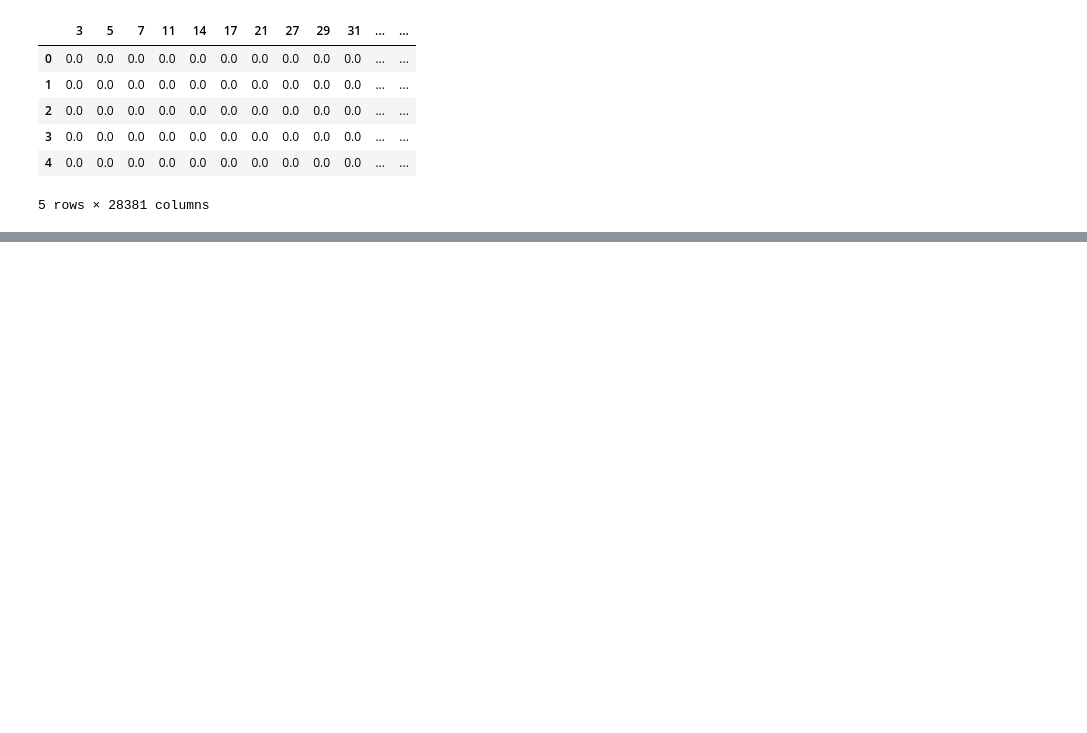
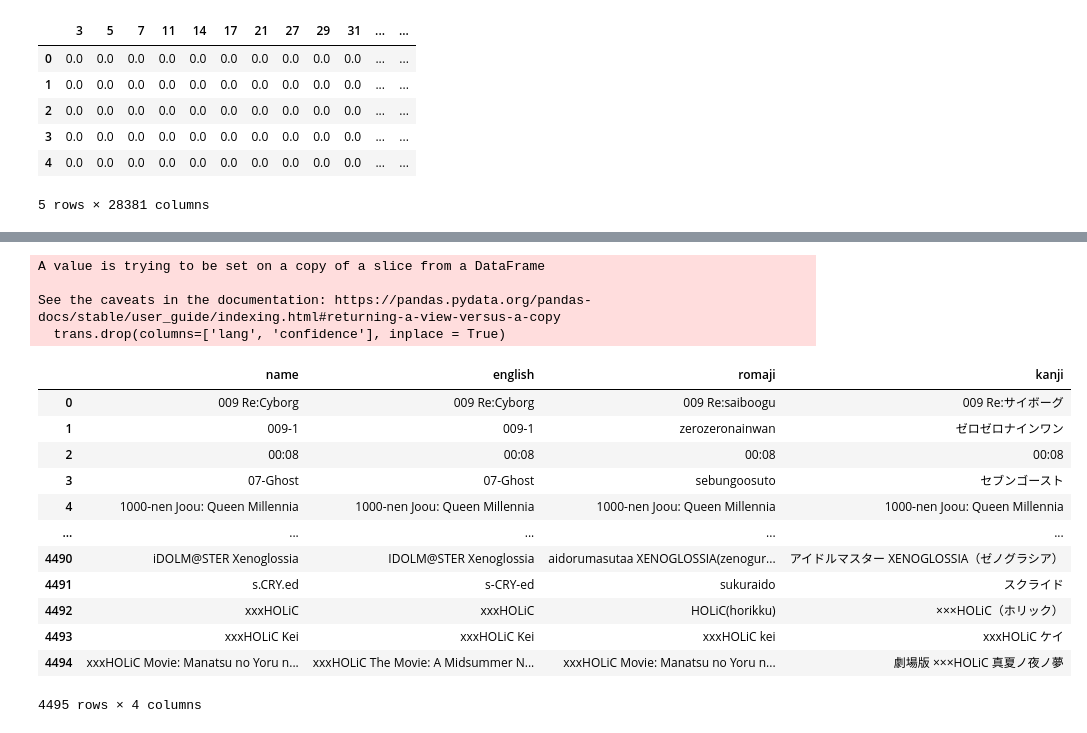
Before and after one commit to mika-okamoto/anime_recommender, a Jupyter notebook: data_exploration.ipynb, the cells around one changed output, grey strips where cells are left out. Cells and saved outputs as stored; diff of their text form; code cells hidden in the pictures; blank space fills up the shorter version.

```diff
--- a/data_exploration.ipynb
+++ b/data_exploration.ipynb
@@ -322,0 +635,4 @@ anime.head()
+# %%
+trans = merge[['Title', 'English', 'Romaji', '漢字']]
+trans.rename(columns={'Title': 'name', 'English': 'english', 'Romaji': 'japanese', '漢字': 'kanji'}, inplace=True)
+trans.head()
@@ -322,0 +650,5 @@ anime.head()
+# %%
+trans['translation'] = trans.name.map(lambda a : translator.detect(a))
+trans['lang'] = trans.translation.map(lambda a : a.lang)
+trans['confidence'] = trans.translation.map(lambda a : a.confidence)
+trans.drop(columns=['translation'], inplace = True)
@@ -322,0 +676,2 @@ anime.head()
+# %%
+trans['romaji'] = trans.apply(lambda row : row['name'] if (row['lang'] == 'ja' and row['confidence'] >= 0.35) else row['romaji'], axis=1)
@@ -322,0 +684,23 @@ anime.head()
+# %%
+trans.drop(columns=['lang', 'confidence'], inplace = True)
+# %% [output]
+A value is trying to be set on a copy of a slice from a DataFrame
+
+See the caveats in the documentation: https://pandas.pydata.org/pandas-docs/stable/user_guide/indexing.html#returning-a-view-versus-a-copy
+  trans.drop(columns=['lang', 'confidence'], inplace = True)
+# %%
+trans
+# %% [output]
+|  | name | english | romaji | kanji |
+| 0 | 009 Re:Cyborg | 009 Re:Cyborg | 009 Re:saiboogu | 009 Re:サイボーグ |
+| 1 | 009-1 | 009-1 | zerozeronainwan | ゼロゼロナインワン |
+| 2 | 00:08 | 00:08 | 00:08 | 00:08 |
+| 3 | 07-Ghost | 07-Ghost | sebungoosuto | セブンゴースト |
+| 4 | 1000-nen Joou: Queen Millennia | 1000-nen Joou: Queen Millennia | 1000-nen Joou: Queen Millennia | 1000-nen Joou: Queen Millennia |
+| ... | ... | ... | ... | ... |
+| 4490 | iDOLM@STER Xenoglossia | IDOLM@STER Xenoglossia | aidorumasutaa XENOGLOSSIA(zenogur... | アイドルマスター XENOGLOSSIA（ゼノグラシア） |
+| 4491 | s.CRY.ed | s-CRY-ed | sukuraido | スクライド |
+| 4492 | xxxHOLiC | xxxHOLiC | HOLiC(horikku) | ×××HOLiC（ホリック） |
+| 4493 | xxxHOLiC Kei | xxxHOLiC Kei | xxxHOLiC kei | xxxHOLiC ケイ |
+| 4494 | xxxHOLiC Movie: Manatsu no Yoru n... | xxxHOLiC The Movie: A Midsummer N... | xxxHOLiC Movie: Manatsu no Yoru n... | 劇場版 ×××HOLiC 真夏ノ夜ノ夢 |
+4495 rows × 4 columns
```
Also changed, not shown: parts of 44 cells of this notebook, 8 other files.
